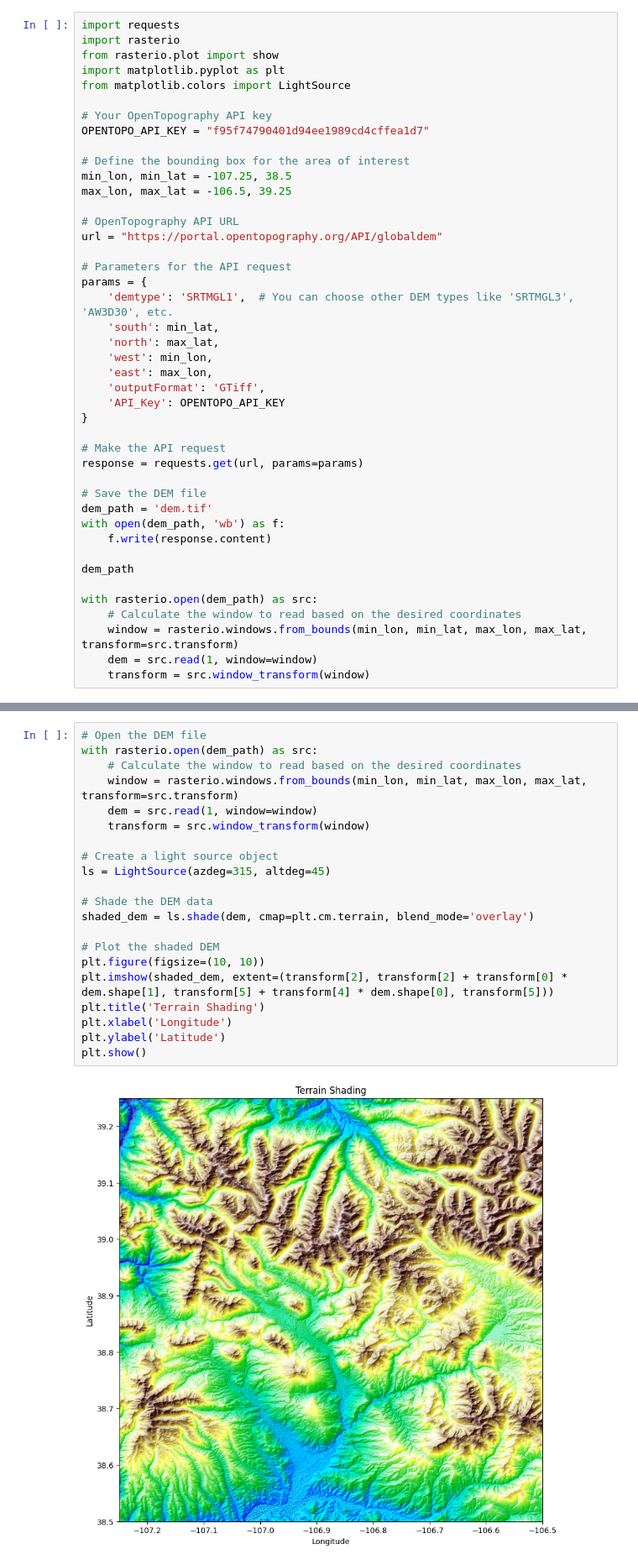
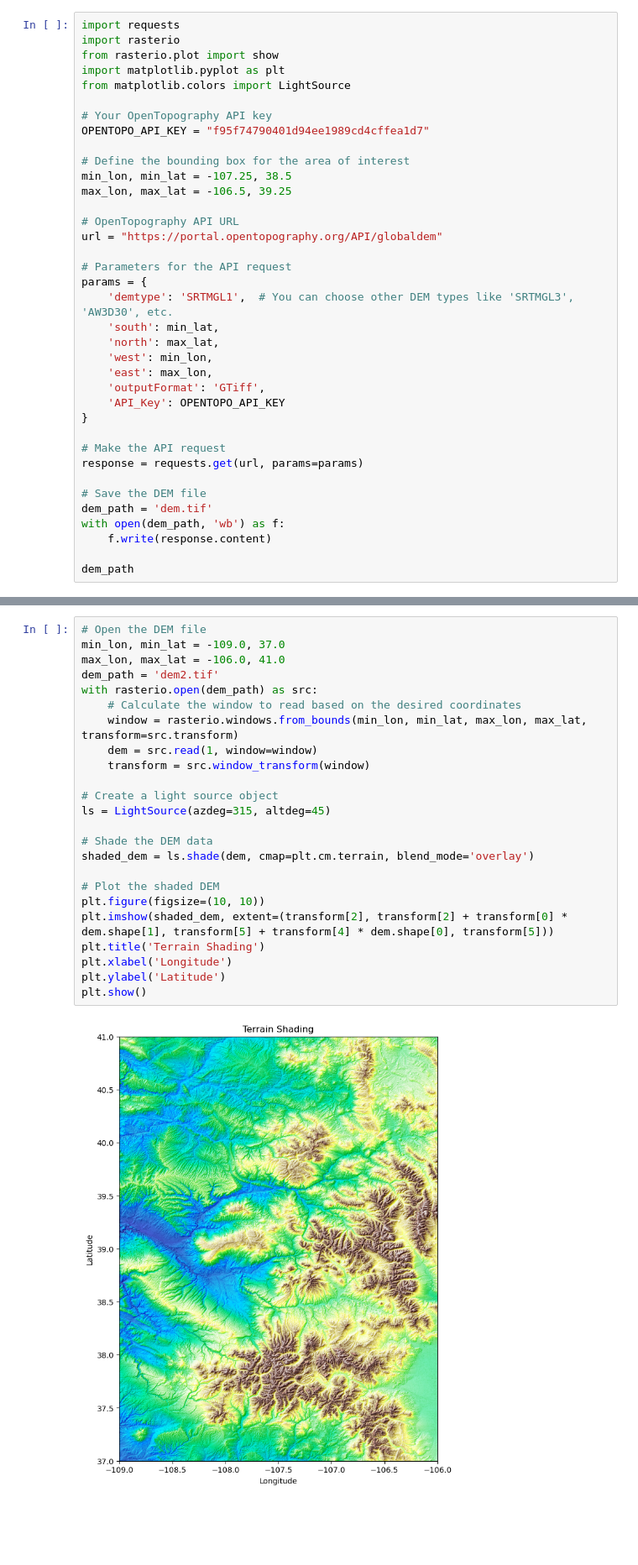
Before and after one commit to joeyh0/DRP_Spr2025, a Jupyter notebook: Scripts/DEM_plot.ipynb, the cells around one changed output, grey strips where cells are left out. Shown at 84% size. Saved outputs shown, nothing was run; the diff lists cells and outputs as text; blank space fills up the shorter version.

```diff
--- a/Scripts/DEM_plot.ipynb
+++ b/Scripts/DEM_plot.ipynb
@@ -73,9 +40,3 @@ with open(dem_path, 'wb') as f:
     f.write(response.content)
 
 dem_path
-
-with rasterio.open(dem_path) as src:
-    # Calculate the window to read based on the desired coordinates
-    window = rasterio.windows.from_bounds(min_lon, min_lat, max_lon, max_lat, transform=src.transform)
-    dem = src.read(1, window=window)
-    transform = src.window_transform(window)
@@ -82,23 +45,26 @@ with rasterio.open(dem_path) as src:
 # %%
 # Open the DEM file
+min_lon, min_lat = -109.0, 37.0
+max_lon, max_lat = -106.0, 41.0
+dem_path = 'dem2.tif'
 with rasterio.open(dem_path) as src:
     # Calculate the window to read based on the desired coordinates
     window = rasterio.windows.from_bounds(min_lon, min_lat, max_lon, max_lat, transform=src.transform)
     dem = src.read(1, window=window)
     transform = src.window_transform(window)
 
 # Create a light source object
 ls = LightSource(azdeg=315, altdeg=45)
 
 # Shade the DEM data
 shaded_dem = ls.shade(dem, cmap=plt.cm.terrain, blend_mode='overlay')
 
 # Plot the shaded DEM
 plt.figure(figsize=(10, 10))
 plt.imshow(shaded_dem, extent=(transform[2], transform[2] + transform[0] * dem.shape[1], transform[5] + transform[4] * dem.shape[0], transform[5]))
 plt.title('Terrain Shading')
 plt.xlabel('Longitude')
 plt.ylabel('Latitude')
 plt.show()
 # %% [output]
-[figure, old version]
+[figure, new version]
```
Also changed, not shown: parts of 4 cells of this notebook, 4 other files.
